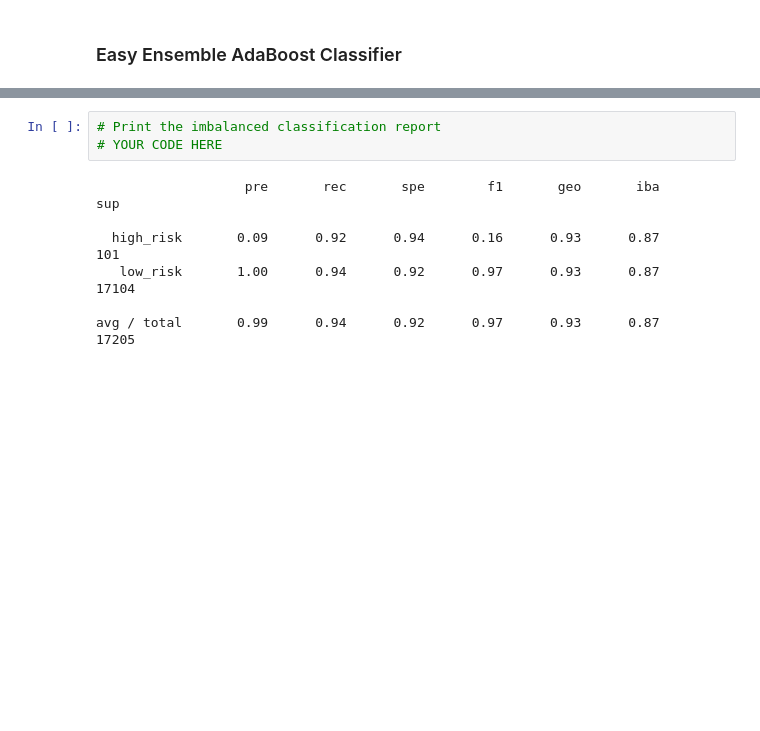
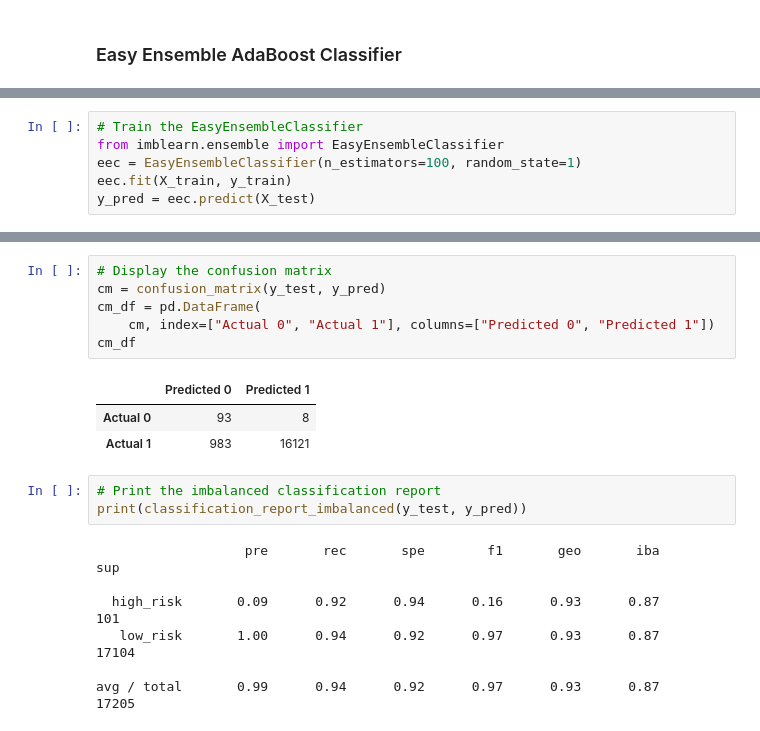
Before and after one commit to kschnittker30/Credit_Risk_Analysis, a Jupyter notebook: credit_risk_ensemble.ipynb, the cells around one changed output, grey strips where cells are left out. Drawn from its saved outputs; the diff is of its cells as text; blank space fills up the shorter version.

```diff
--- a/credit_risk_ensemble.ipynb
+++ b/credit_risk_ensemble.ipynb
@@ -212,2 +226,8 @@ EasyEnsembleClassifier(n_estimators=100, random_state=1)
+# %%
+# Train the EasyEnsembleClassifier
+from imblearn.ensemble import EasyEnsembleClassifier
+eec = EasyEnsembleClassifier(n_estimators=100, random_state=1)
+eec.fit(X_train, y_train)
+y_pred = eec.predict(X_test)
 # %%
 # Calculated the balanced accuracy score
@@ -223,6 +238,16 @@ array([[   93,     8],
+# %%
+# Display the confusion matrix
+cm = confusion_matrix(y_test, y_pred)
+cm_df = pd.DataFrame(
+    cm, index=["Actual 0", "Actual 1"], columns=["Predicted 0", "Predicted 1"])
+cm_df
+# %% [output]
+|  | Predicted 0 | Predicted 1 |
+| Actual 0 | 93 | 8 |
+| Actual 1 | 983 | 16121 |
 # %%
 # Print the imbalanced classification report
-# YOUR CODE HERE
+print(classification_report_imbalanced(y_test, y_pred))
 # %% [output]
                    pre       rec       spe        f1       geo       iba       sup
 
```
Also changed, not shown: parts of 11 cells of this notebook.
